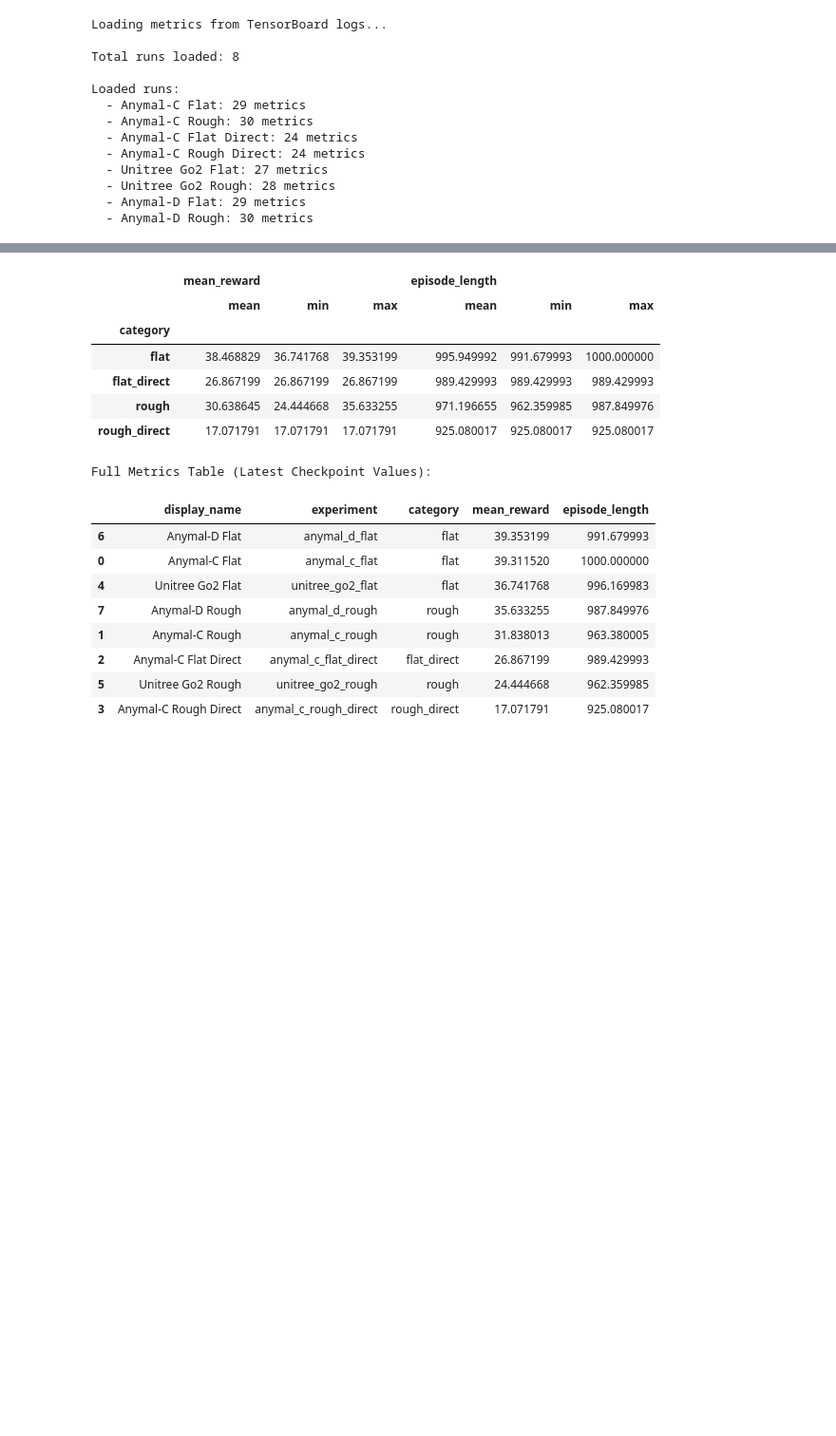
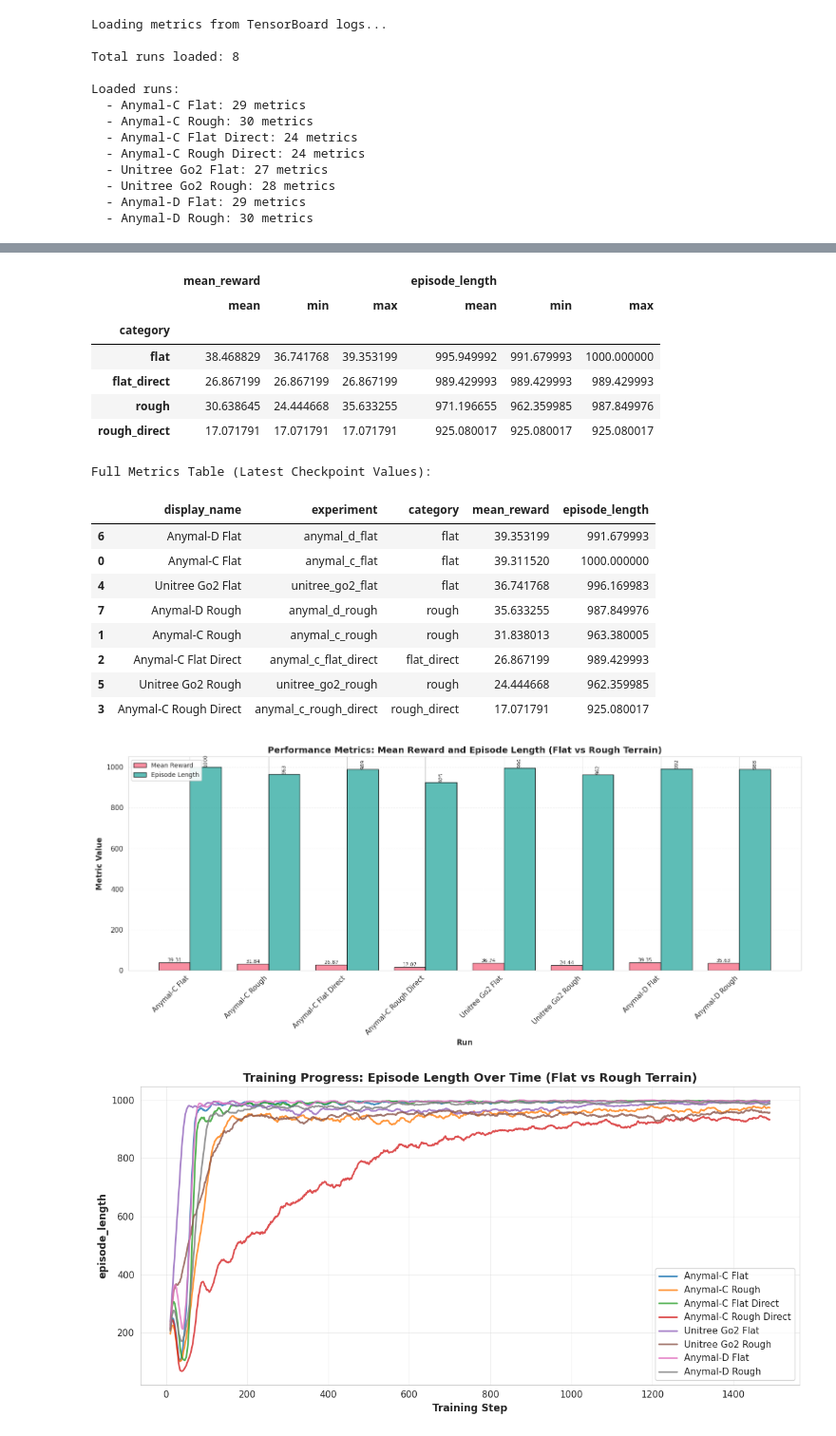
Before and after one commit to lbnmahs/quadrrl, a Jupyter notebook: notebooks/rsl_rl_performance.ipynb, the cells around one changed output, grey strips where cells are left out. Shown at 95% size. Cells and saved outputs as stored; diff of their text form; code cells hidden in the pictures; blank space fills up the shorter version.

```diff
--- a/notebooks/rsl_rl_performance.ipynb
+++ b/notebooks/rsl_rl_performance.ipynb
@@ -293,5 +160,7 @@ Generate statistical summaries and key insights from the comparisons.
 # %%
-# Statistical summary by category
+# Multi-metric comparison: Reward and Episode Length
+metrics = ['mean_reward', 'episode_length']
+
 print("="*80)
 print("STATISTICAL SUMMARY")
 print("="*80)
@@ -306,33 +175,57 @@ if available_summary_cols:
 
     # Full metrics table
     print("\nFull Metrics Table (Latest Checkpoint Values):")
     display_cols = ['display_name', 'experiment', 'category'] + available_summary_cols
     full_table = metrics_df[display_cols].sort_values(by='mean_reward', ascending=False)
     display(full_table)
 
-    # Save summary
-    # full_table.to_csv(OUTPUT_DIR / "full_metrics_summary.csv", index=False)
-    # print(f"\nFull summary saved to: {OUTPUT_DIR / 'full_metrics_summary.csv'}")
+# Filter to available metrics
+available_metrics = [m for m in metrics if m in metrics_df.columns]
+
+if len(available_metrics) >= 2:
+    plot_multi_metric_bars(
+        metrics_df,
+        'flat_vs_rough',
+        available_metrics,
+        title='Performance Metrics: Mean Reward and Episode Length (Flat vs Rough Terrain)'
+    )
+    plt.show()
+else:
+    print(f'Not enough metrics. Available: {available_metrics}')
+
+# Training curves: Episode length over time
+fig, ax = plt.subplots(figsize=(12, 6))
+plot_training_curves(
+    all_metrics,
+    comparison_group='flat_vs_rough',
+    metric_name='episode_length',
+    title='Training Progress: Episode Length Over Time (Flat vs Rough Terrain)',
+    smoothing=20,
+    ax=ax,
+)
+plt.show()
 # %% [output]
 ================================================================================
 STATISTICAL SUMMARY
 ================================================================================
 
 Summary by Category:
 |  | mean_reward |  |  | episode_length |  |  |
 |  | mean | min | max | mean | min | max |
 | category |  |  |  |  |  |  |
 | flat | 38.468829 | 36.741768 | 39.353199 | 995.949992 | 991.679993 | 1000.000000 |
 | flat_direct | 26.867199 | 26.867199 | 26.867199 | 989.429993 | 989.429993 | 989.429993 |
 | rough | 30.638645 | 24.444668 | 35.633255 | 971.196655 | 962.359985 | 987.849976 |
 | rough_direct | 17.071791 | 17.071791 | 17.071791 | 925.080017 | 925.080017 | 925.080017 |
 Full Metrics Table (Latest Checkpoint Values):
 |  | display_name | experiment | category | mean_reward | episode_length |
 | 6 | Anymal-D Flat | anymal_d_flat | flat | 39.353199 | 991.679993 |
 | 0 | Anymal-C Flat | anymal_c_flat | flat | 39.311520 | 1000.000000 |
 | 4 | Unitree Go2 Flat | unitree_go2_flat | flat | 36.741768 | 996.169983 |
 | 7 | Anymal-D Rough | anymal_d_rough | rough | 35.633255 | 987.849976 |
 | 1 | Anymal-C Rough | anymal_c_rough | rough | 31.838013 | 963.380005 |
 | 2 | Anymal-C Flat Direct | anymal_c_flat_direct | flat_direct | 26.867199 | 989.429993 |
 | 5 | Unitree Go2 Rough | unitree_go2_rough | rough | 24.444668 | 962.359985 |
 | 3 | Anymal-C Rough Direct | anymal_c_rough_direct | rough_direct | 17.071791 | 925.080017 |
+[figure, added]
+[figure, added]
```
Also changed, not shown: parts of 30 cells of this notebook, 5 other files.
